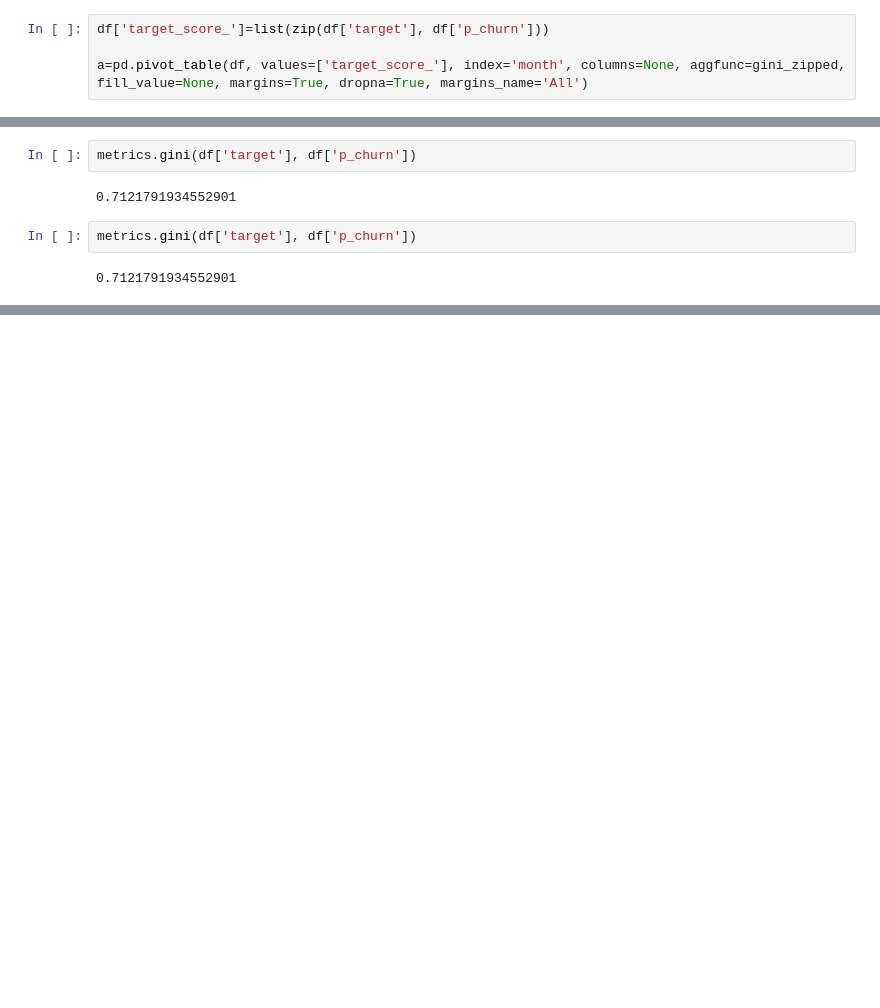
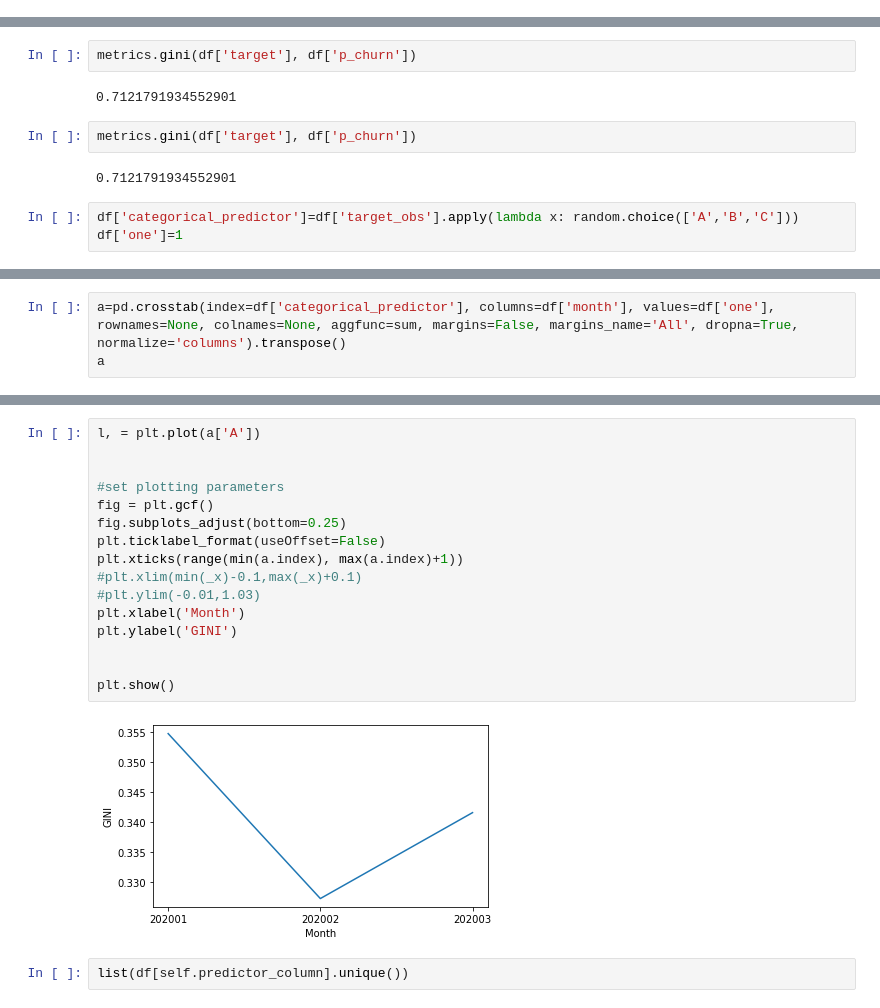
Before and after one commit to Vrboska/mofr, a Jupyter notebook: Testing.ipynb, the cells around one changed output, grey strips where cells are left out. Drawn from its saved outputs; the diff is of its cells as text; blank space fills up the shorter version.

```diff
--- a/Testing.ipynb
+++ b/Testing.ipynb
@@ -505,4 +477,0 @@ metrics.lift(ts['target_'], ts['score_'])
-# %%
-df['target_score_']=list(zip(df['target'], df['p_churn']))
-
-a=pd.pivot_table(df, values=['target_score_'], index='month', columns=None, aggfunc=gini_zipped, fill_value=None, margins=True, dropna=True, margins_name='All')
@@ -549,3 +499,6 @@ metrics.gini(df['target'], df['p_churn'])
 metrics.gini(df['target'], df['p_churn'])
 # %% [output]
 0.7121791934552901
+# %%
+df['categorical_predictor']=df['target_obs'].apply(lambda x: random.choice(['A','B','C']))
+df['one']=1
@@ -551,0 +531,3 @@ metrics.gini(df['target'], df['p_churn'])
+# %%
+a=pd.crosstab(index=df['categorical_predictor'], columns=df['month'], values=df['one'], rownames=None, colnames=None, aggfunc=sum, margins=False, margins_name='All', dropna=True, normalize='columns').transpose()
+a
@@ -551,0 +548,20 @@ metrics.gini(df['target'], df['p_churn'])
+# %%
+l, = plt.plot(a['A'])
+
+
+#set plotting parameters
+fig = plt.gcf()
+fig.subplots_adjust(bottom=0.25)
+plt.ticklabel_format(useOffset=False)
+plt.xticks(range(min(a.index), max(a.index)+1))
+#plt.xlim(min(_x)-0.1,max(_x)+0.1)
+#plt.ylim(-0.01,1.03)
+plt.xlabel('Month')
+plt.ylabel('GINI')
+
+
+plt.show()
+# %% [output]
+[figure, added]
+# %%
+list(df[self.predictor_column].unique())
```
Also changed, not shown: parts of 35 cells of this notebook, 8 other files.
